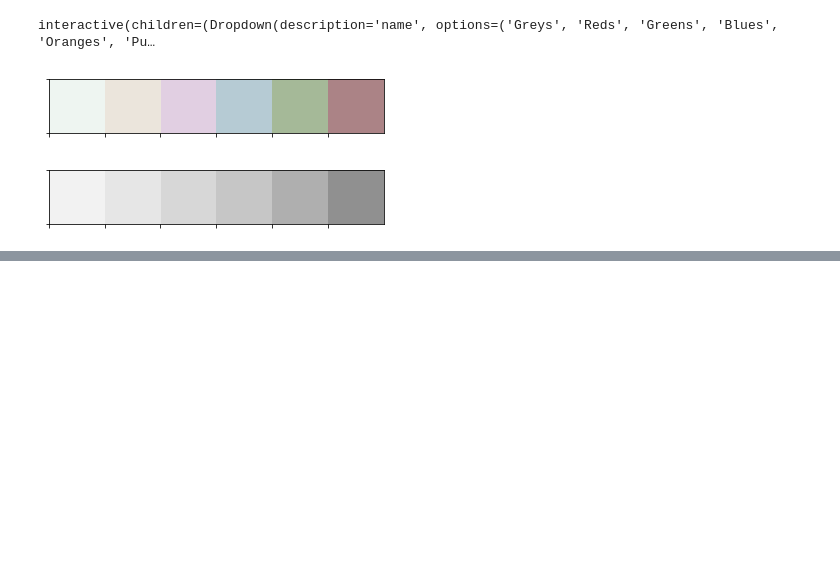
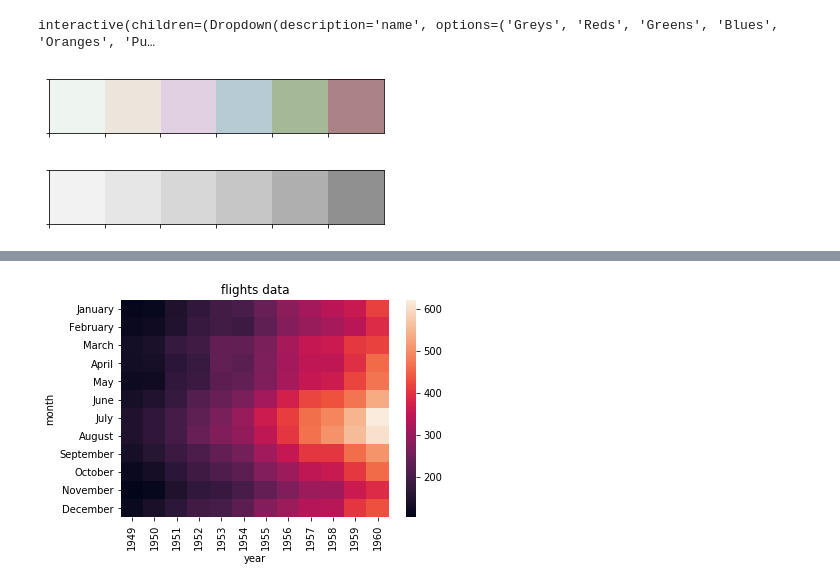
Before and after one commit to ajaytech002/visualization, a Jupyter notebook: Seaborn Demo Examples.ipynb, the cells around one changed output, grey strips where cells are left out. Drawn from its saved outputs; the diff is of its cells as text; code cells hidden in the pictures; blank space fills up the shorter version.

```diff
--- a/Seaborn Demo Examples.ipynb
+++ b/Seaborn Demo Examples.ipynb
@@ -288,0 +314,2 @@ sns.palplot(sns.cubehelix_palette(start=0,rot=2,hue=0,gamma=0.3))
+# %%
+flights_dataset = sns.load_dataset('flights')
@@ -288,0 +335,2 @@ sns.palplot(sns.cubehelix_palette(start=0,rot=2,hue=0,gamma=0.3))
+# %%
+flights= pd.pivot_table(data=flights_dataset,index='month',columns='year',values='passengers')
@@ -288,0 +354,8 @@ sns.palplot(sns.cubehelix_palette(start=0,rot=2,hue=0,gamma=0.3))
+# %%
+sns.heatmap(data=flights)
+plt.title('flights data')
+plt.xlabel('year')
+plt.ylabel('month')
+plt.show()
+# %% [output]
+[figure, added]
```
Also changed, not shown: parts of 26 cells of this notebook.
